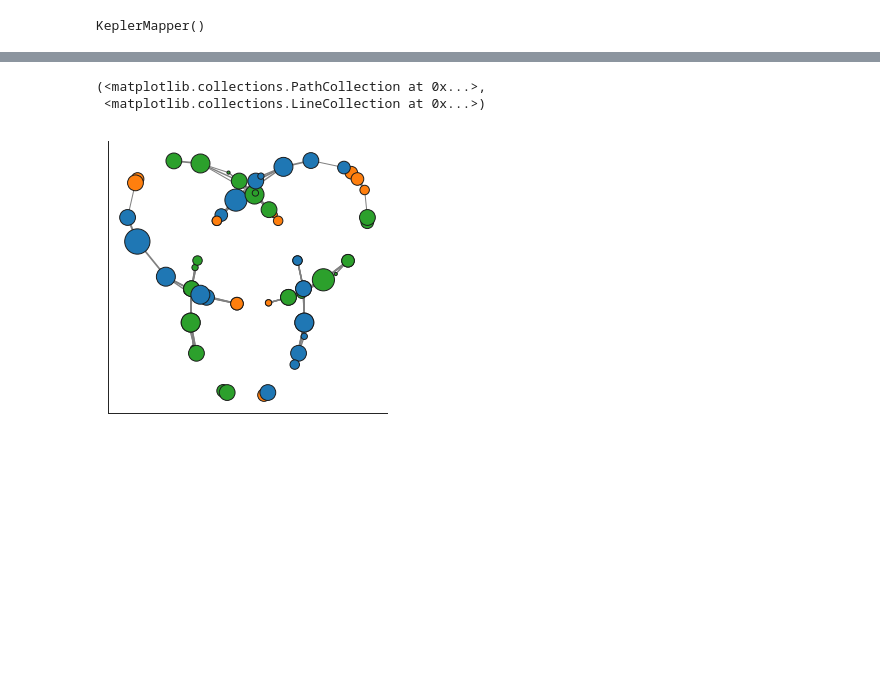
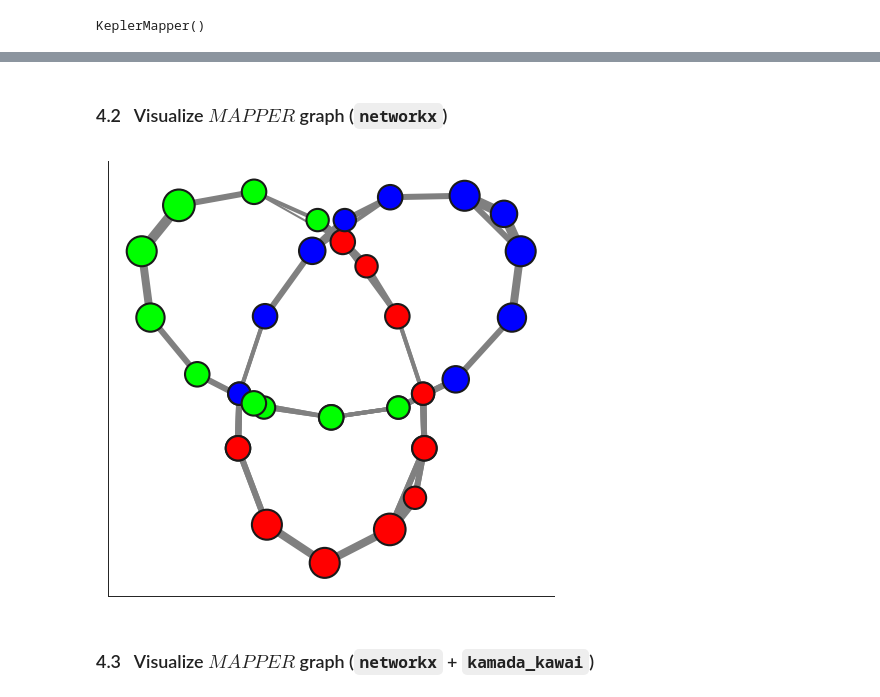
Before and after one commit to braindynamicslab/dyneusr-notebooks, a Jupyter notebook: 01_trefoil_knot/01_trefoil_knot.ipynb, the cells around one changed output, grey strips where cells are left out. Saved outputs shown, nothing was run; the diff lists cells and outputs as text; code cells hidden in the pictures; blank space fills up the shorter version.

```diff
--- a/01_trefoil_knot/01_trefoil_knot.ipynb
+++ b/01_trefoil_knot/01_trefoil_knot.ipynb
@@ -61,12 +73,16 @@ y = data.y
 # %%
 import kmapper as km
+from sklearn.decomposition import PCA
+from sklearn.manifold import TSNE
 
 # init MAPPER
 mapper = km.KeplerMapper(verbose=1)
 
 # init MAPPER params
 projection = [0, 1]
-clusterer = km.cluster.KMeans(2)
+#projection = PCA(2)
+#projection = TSNE(random_state=0)
+clusterer = km.cluster.DBSCAN(eps=1)
 cover = km.Cover(6, 0.8)
 # %% [output]
 KeplerMapper()
@@ -106,0 +114,13 @@ plt.scatter(*lens.T, c=y, cmap=data.cmap, norm=data.norm)
+# %%
+# ensure 2D
+if len(lens.T) < 2:
+    lens = np.c_[np.zeros_like(lens), lens]
+
+# plot 1D
+fig, axes = plt.subplots(1, 1, figsize=(8, 2))
+for i,f in enumerate(lens.T):
+    plt.scatter(np.arange(f.size), f, c=c, cmap='brg')
+
+# plot 2D
+fig, ax = plt.subplots(1, 1, figsize=(8, 8))
+ax.scatter(*lens.T, c=c, s=100, alpha=0.8)
@@ -119,0 +146,5 @@ Found 3 unique groups.
+# %%
+from dyneusr.tools.networkx_utils import visualize_mapper_stages
+
+# draw MAPPER stages (and intermediates)
+_ = visualize_mapper_stages(data, dG=dG, **mapped, node_size=300, edge_color='gray')
@@ -120,17 +153,26 @@ Found 3 unique groups.
+# %% [markdown]
+### 4.2 &nbsp; Visualize $MAPPER$ graph (`networkx`) ###
 # %%
 from collections import Counter
-# colors, size for nodes
-node_size = [10*len(y[dG.G_.nodes[n]['members']])**2 for n in dG.G_]
-node_color = [Counter(y[dG.G_.nodes[n]['members']]).most_common()[0][0] for n in dG.G_]
-node_color = [data.cmap(data.norm(_)) for _ in node_color]
+
+# node color, size
+node_size = [100*len(y[_]) for n,_ in dG.G_.nodes(data='members')]
+node_color = [Counter(map(mpl.colors.to_hex, c[_])).most_common()[0][0] for n,_ in dG.G_.nodes(data='members')]
+
+# edge color, size
+edge_size = [2*_ for u,v,_ in dG.G_.edges(data='size')]
+edge_sources = [dG.G_.nodes[u]['members'] for u,v in dG.G_.edges()]
+edge_targets = [dG.G_.nodes[v]['members'] for u,v in dG.G_.edges()]
+edge_color = None
 
 # plot nx
-fig, ax = plt.subplots(1, 1, figsize=(5,5))
-ds.tools.networkx_utils.draw_nx(
+fig, ax = plt.subplots(1, 1, figsize=(8,8))
+_ = ds.tools.networkx_utils.draw_nx(
     dG.G_, lens=lens, pos="inverse", layout=None, ax=ax,
-    node_color=node_color, node_size=node_size
+    node_color=node_color, node_size=node_size,
+    edge_color=edge_color, width=edge_size,
     )
 # %% [output]
-(<matplotlib.collections.PathCollection at 0x...>,
- <matplotlib.collections.LineCollection at 0x...>)
-[figure, old version]
+[figure, new version]
+# %% [markdown]
+### 4.3 &nbsp; Visualize $MAPPER$ graph (`networkx` + `kamada_kawai`) ###
```
Also changed, not shown: parts of 36 cells of this notebook, 24 other files.
